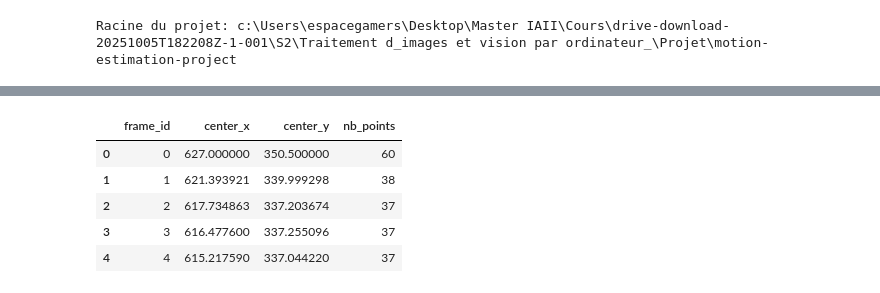
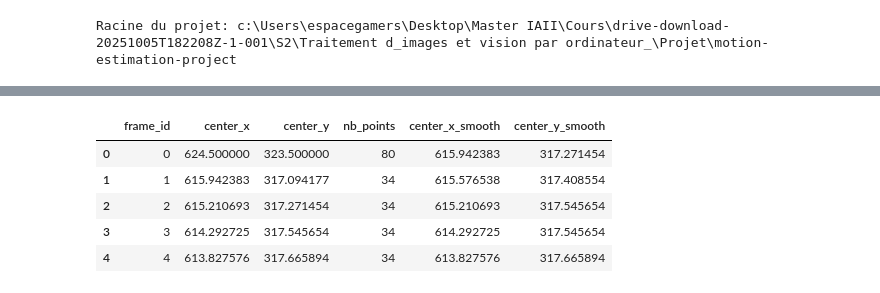
Before and after one commit to omarzinane1/motion-estimation-project, a Jupyter notebook: notebooks/05_trajectory_extraction.ipynb, the cells around one changed output, grey strips where cells are left out. Saved outputs shown, nothing was run; the diff lists cells and outputs as text; code cells hidden in the pictures.

```diff
--- a/notebooks/05_trajectory_extraction.ipynb
+++ b/notebooks/05_trajectory_extraction.ipynb
@@ -90,0 +64,18 @@ Nous calculons le centre robuste avec la m?diane des points. La m?diane est moin
+# %%
+def detect_points_in_roi(gray, roi):
+    mask = create_roi_mask(gray.shape, roi)
+    points = detect_good_features(
+        gray,
+        mask,
+        maxCorners=80,
+        qualityLevel=0.01,
+        minDistance=7,
+        blockSize=7,
+    )
+    return filter_points_inside_mask(points, mask)
+
+
+def redetect_around_center(gray, center):
+    roi = create_centered_roi(center, gray.shape, roi_size=DYNAMIC_ROI_SIZE)
+    points = detect_points_in_roi(gray, roi)
+    return points, roi
@@ -92,46 +89,55 @@ Nous calculons le centre robuste avec la m?diane des points. La m?diane est moin
 image_paths = load_image_sequence(IMG_DIR)
 prev_frame = load_image(image_paths[0])
 prev_gray = preprocess_image(prev_frame)
-points = detect_points_for_tracking(prev_gray)
+
+points = detect_points_in_roi(prev_gray, INITIAL_ROI)
 previous_center = robust_center(points)
+if previous_center is None or len(points) < MIN_POINTS:
+    raise RuntimeError("Initialisation impossible : pas assez de points dans la ROI initiale.")
 
-trajectory = [{"frame_id": 0, "center_x": previous_center[0], "center_y": previous_center[1], "nb_points": len(points)}]
-print("Frame 0:", previous_center, "points:", len(points))
+trajectory = [{
+    "frame_id": 0,
+    "center_x": previous_center[0],
+    "center_y": previous_center[1],
+    "nb_points": len(points),
+}]
+
+redetection_count = 0
+rejected_center_count = 0
 
 for frame_id, image_path in enumerate(image_paths[1:], start=1):
     curr_frame = load_image(image_path)
     curr_gray = preprocess_image(curr_frame)
 
     points_new, status, error = compute_lucas_kanade(prev_gray, curr_gray, points, lk_params)
-    old_valid, new_valid = filter_valid_flow(points, points_new, status)
-    old_valid, new_valid = filter_points_by_displacement(old_valid, new_valid, max_displacement=MAX_POINT_DISPLACEMENT)
+    old_valid, new_valid = filter_tracked_points(
+        points,
+        points_new,
+        status,
+        previous_center=previous_center,
+        max_point_displacement=MAX_POINT_DISPLACEMENT,
+        max_distance_to_center=MAX_DISTANCE_TO_CENTER,
+    )
 
     current_center = robust_center(new_valid)
-    if current_center is not None:
-        close_points = filter_points_by_distance_to_center(new_valid, current_center, max_distance=MAX_DISTANCE_TO_CENTER)
-        if len(close_points) >= MIN_POINTS:
-            new_valid = close_points
-            current_center = robust_center(new_valid)
+    center_is_valid = is_center_jump_valid(previous_center, current_center, max_jump=MAX_CENTER_JUMP)
 
-    current_center = filter_center_jump(previous_center, current_center, max_jump=MAX_CENTER_JUMP)
+    if len(new_valid) < MIN_POINTS or not center_is_valid:
+        redetected, dynamic_roi = redetect_around_center(curr_gray, previous_center)
+        redetected_center = robust_center(redetected)
+        redetected_is_valid = (
+            len(redetected) >= MIN_POINTS
+            and is_center_jump_valid(previous_center, redetected_center, max_jump=MAX_CENTER_JUMP)
+        )
 
-    if current_center is None:
-        current_center = previous_center
-
-    if len(new_valid) < MIN_POINTS:
-        redetected = detect_points_for_tracking(curr_gray, center=current_center)
-        if len(redetected) >= MIN_POINTS:
+        if redetected_is_valid:
             points = redetected
-            current_center = robust_center(points)
+            current_center = redetected_center
+            redetection_count += 1
         else:
             points = new_valid
-    elif frame_id % REDETECTION_INTERVAL == 0:
-        refreshed = detect_points_for_tracking(curr_gray, use_initial_roi=True)
-        if len(refreshed) >= MIN_POINTS:
-            points = refreshed
-            current_center = robust_center(points)
-        else:
-            points = new_valid
+            current_center = previous_center
+            rejected_center_count += 1
     else:
         points = new_valid
 
@@ -145,9 +151,14 @@ for frame_id, image_path in enumerate(image_paths[1:], start=1):
     previous_center = current_center
     prev_gray = curr_gray
 
-    if frame_id % 200 == 0:
+    if frame_id % 300 == 0:
         print(f"Frame {frame_id}: centre={current_center}, points={len(points)}")
 
-trajectory_df = save_trajectory_csv(trajectory, RESULTS_DIR / "trajectory_estimated.csv")
+trajectory_raw_df = pd.DataFrame(trajectory)
+trajectory_df = smooth_trajectory(trajectory_raw_df, window=SMOOTHING_WINDOW)
+trajectory_df = save_trajectory_csv(trajectory_df, RESULTS_DIR / "trajectory_estimated.csv")
+
+print("Nombre de red?tections locales:", redetection_count)
+print("Nombre de centres refus?s:", rejected_center_count)
 trajectory_df.head()
 # %% [output]
@@ -163,6 +172,6 @@ Frame 1600: centre=(622.0, 367.5), points=14
-|  | frame_id | center_x | center_y | nb_points |
-| 0 | 0 | 627.000000 | 350.500000 | 60 |
-| 1 | 1 | 621.393921 | 339.999298 | 38 |
-| 2 | 2 | 617.734863 | 337.203674 | 37 |
-| 3 | 3 | 616.477600 | 337.255096 | 37 |
-| 4 | 4 | 615.217590 | 337.044220 | 37 |
+|  | frame_id | center_x | center_y | nb_points | center_x_smooth | center_y_smooth |
+| 0 | 0 | 624.500000 | 323.500000 | 80 | 615.942383 | 317.271454 |
+| 1 | 1 | 615.942383 | 317.094177 | 34 | 615.576538 | 317.408554 |
+| 2 | 2 | 615.210693 | 317.271454 | 34 | 615.210693 | 317.545654 |
+| 3 | 3 | 614.292725 | 317.545654 | 34 | 614.292725 | 317.545654 |
+| 4 | 4 | 613.827576 | 317.665894 | 34 | 613.827576 | 317.665894 |
```
Also changed, not shown: parts of 22 cells of this notebook, 15 other files.
